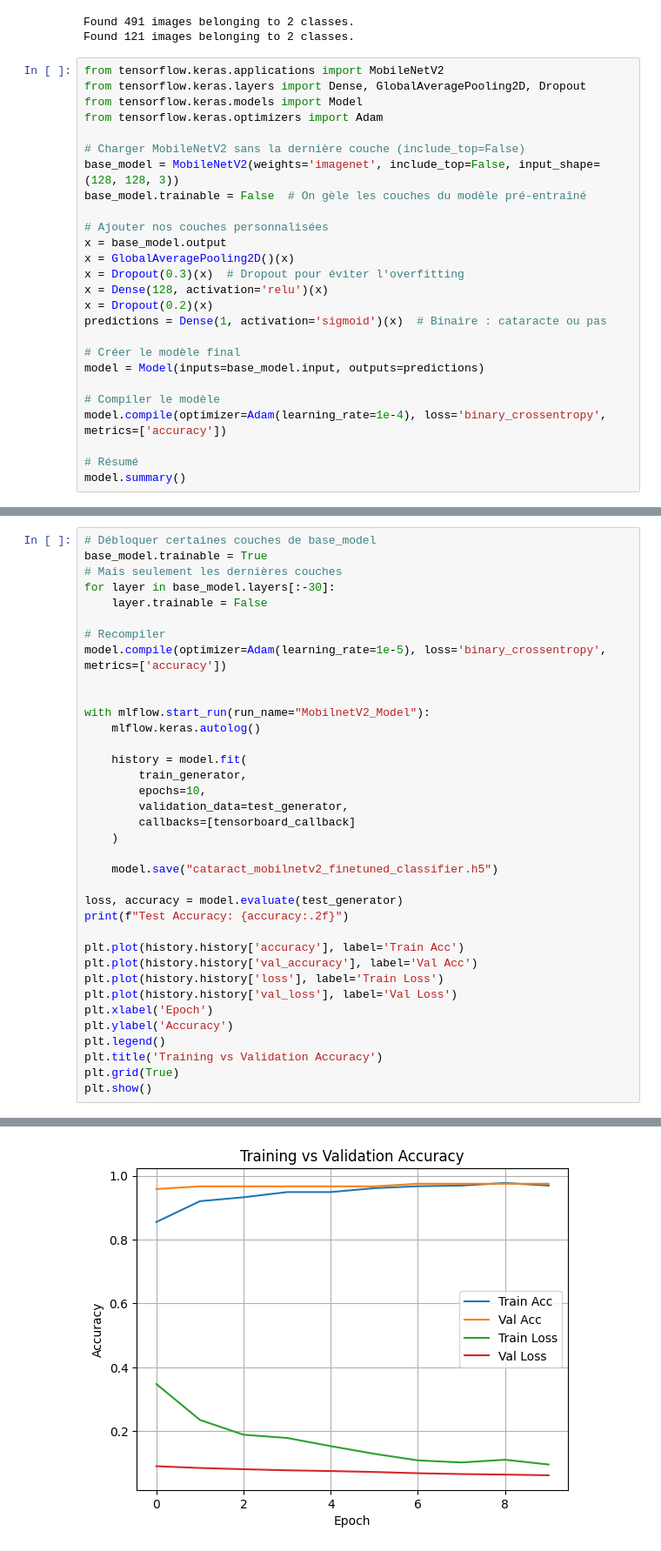
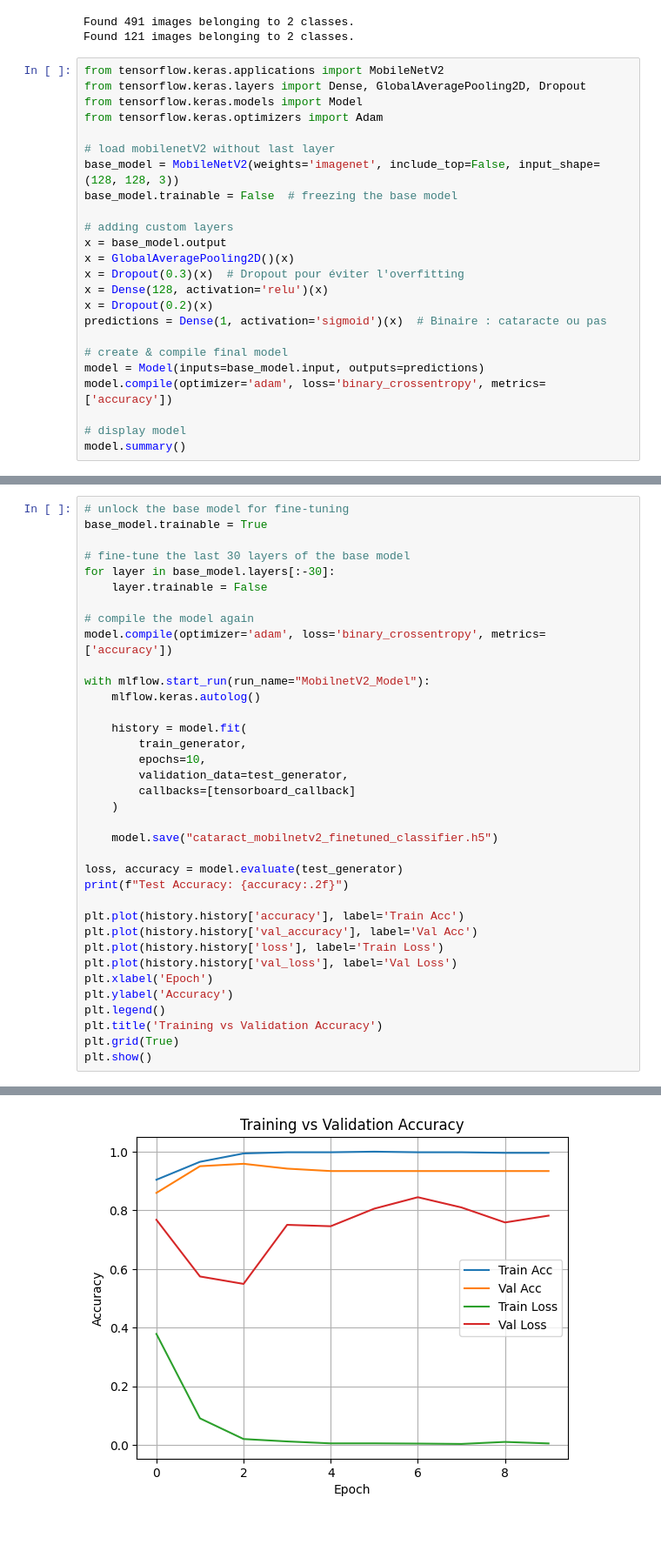
Before and after one commit to Lem0nRavioli/hackathon_efrei, a Jupyter notebook: transfert_learning.ipynb, the cells around one changed output, grey strips where cells are left out. Shown at 87% size. Cells and saved outputs as stored; diff of their text form.

```diff
--- a/transfert_learning.ipynb
+++ b/transfert_learning.ipynb
@@ -35,11 +35,11 @@ from tensorflow.keras.layers import Dense, GlobalAveragePooling2D, Dropout
 from tensorflow.keras.models import Model
 from tensorflow.keras.optimizers import Adam
 
-# Charger MobileNetV2 sans la dernière couche (include_top=False)
+# load mobilenetV2 without last layer
 base_model = MobileNetV2(weights='imagenet', include_top=False, input_shape=(128, 128, 3))
-base_model.trainable = False  # On gèle les couches du modèle pré-entraîné
+base_model.trainable = False  # freezing the base model
 
-# Ajouter nos couches personnalisées
+# adding custom layers
 x = base_model.output
 x = GlobalAveragePooling2D()(x)
 x = Dropout(0.3)(x)  # Dropout pour éviter l'overfitting
@@ -47,12 +47,10 @@ x = Dense(128, activation='relu')(x)
 x = Dropout(0.2)(x)
 predictions = Dense(1, activation='sigmoid')(x)  # Binaire : cataracte ou pas
 
-# Créer le modèle final
+# create & compile final model
 model = Model(inputs=base_model.input, outputs=predictions)
+model.compile(optimizer='adam', loss='binary_crossentropy', metrics=['accuracy'])
 
-# Compiler le modèle
-model.compile(optimizer=Adam(learning_rate=1e-4), loss='binary_crossentropy', metrics=['accuracy'])
-
-# Résumé
+# display model
 model.summary()
 # %% [output]
@@ -148,13 +143,13 @@ Test Accuracy: 0.96
 # %%
-# Débloquer certaines couches de base_model
+# unlock the base model for fine-tuning
 base_model.trainable = True
-# Mais seulement les dernières couches
+
+# fine-tune the last 30 layers of the base model
 for layer in base_model.layers[:-30]:
     layer.trainable = False
 
-# Recompiler
-model.compile(optimizer=Adam(learning_rate=1e-5), loss='binary_crossentropy', metrics=['accuracy'])
-
+# compile the model again
+model.compile(optimizer='adam', loss='binary_crossentropy', metrics=['accuracy'])
 
 with mlflow.start_run(run_name="MobilnetV2_Model"):
     mlflow.keras.autolog()
@@ -211 +206 @@ Test Accuracy: 0.98
-[figure, old version]
+[figure, new version]
```
Also changed, not shown: parts of 3 cells of this notebook, 11 other files.
